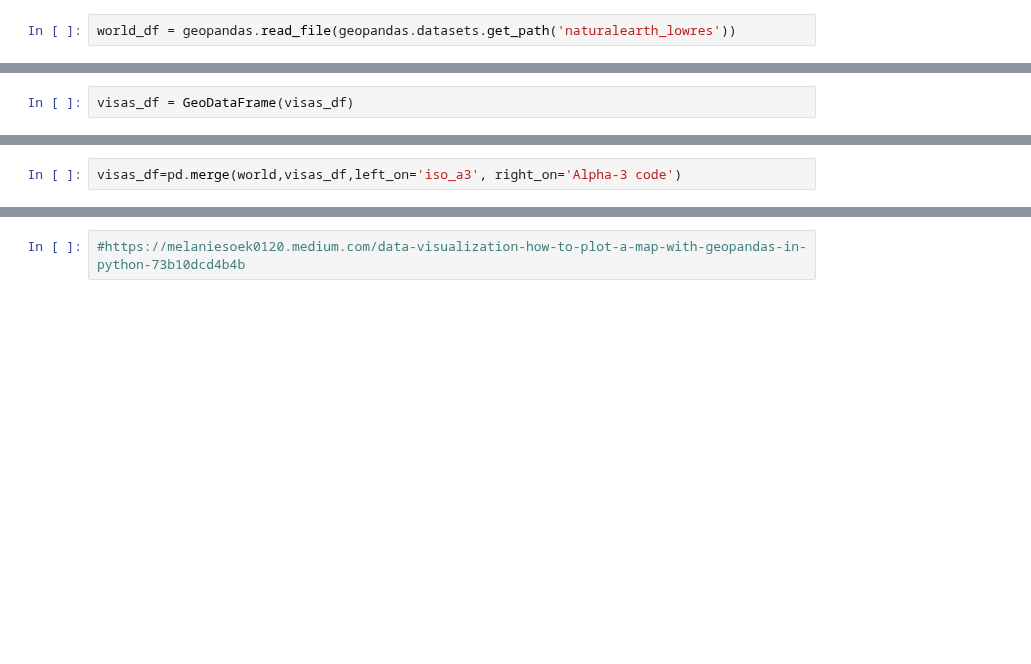
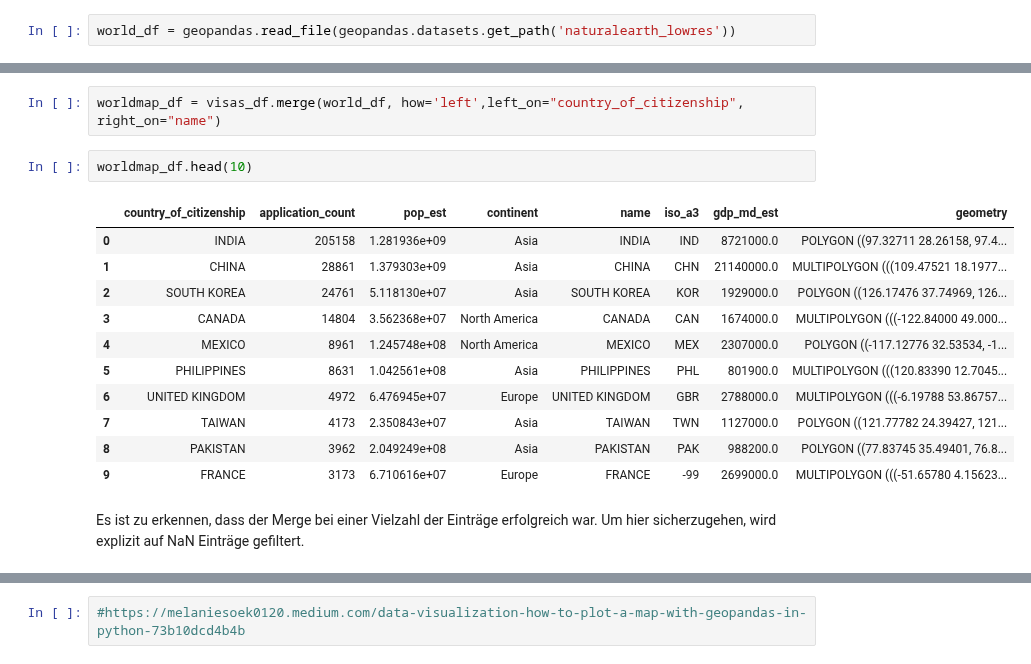
Before and after one commit to andy8001/python_visa, a Jupyter notebook: analysis/worldmap.ipynb, the cells around one changed output, grey strips where cells are left out. Cells and saved outputs as stored; diff of their text form; blank space fills up the shorter version.

```diff
--- a/analysis/worldmap.ipynb
+++ b/analysis/worldmap.ipynb
@@ -169,2 +55,0 @@ visas_df
-# %%
-visas_df = GeoDataFrame(visas_df)
@@ -221,2 +55,0 @@ modules.print_full(world)
-# %%
-visas_df=pd.merge(world,visas_df,left_on='iso_a3', right_on='Alpha-3 code')
@@ -252,0 +90,19 @@ plt.show()
+# %%
+worldmap_df = visas_df.merge(world_df, how='left',left_on="country_of_citizenship",  right_on="name")
+# %%
+worldmap_df.head(10)
+# %% [output]
+|  | country_of_citizenship | application_count | pop_est | continent | name | iso_a3 | gdp_md_est | geometry |
+| 0 | INDIA | 205158 | 1.281936e+09 | Asia | INDIA | IND | 8721000.0 | POLYGON ((97.32711 28.26158, 97.4... |
+| 1 | CHINA | 28861 | 1.379303e+09 | Asia | CHINA | CHN | 21140000.0 | MULTIPOLYGON (((109.47521 18.1977... |
+| 2 | SOUTH KOREA | 24761 | 5.118130e+07 | Asia | SOUTH KOREA | KOR | 1929000.0 | POLYGON ((126.17476 37.74969, 126... |
+| 3 | CANADA | 14804 | 3.562368e+07 | North America | CANADA | CAN | 1674000.0 | MULTIPOLYGON (((-122.84000 49.000... |
+| 4 | MEXICO | 8961 | 1.245748e+08 | North America | MEXICO | MEX | 2307000.0 | POLYGON ((-117.12776 32.53534, -1... |
+| 5 | PHILIPPINES | 8631 | 1.042561e+08 | Asia | PHILIPPINES | PHL | 801900.0 | MULTIPOLYGON (((120.83390 12.7045... |
+| 6 | UNITED KINGDOM | 4972 | 6.476945e+07 | Europe | UNITED KINGDOM | GBR | 2788000.0 | MULTIPOLYGON (((-6.19788 53.86757... |
+| 7 | TAIWAN | 4173 | 2.350843e+07 | Asia | TAIWAN | TWN | 1127000.0 | POLYGON ((121.77782 24.39427, 121... |
+| 8 | PAKISTAN | 3962 | 2.049249e+08 | Asia | PAKISTAN | PAK | 988200.0 | POLYGON ((77.83745 35.49401, 76.8... |
+| 9 | FRANCE | 3173 | 6.710616e+07 | Europe | FRANCE | -99 | 2699000.0 | MULTIPOLYGON (((-51.65780 4.15623... |
+# %% [markdown]
+Es ist zu erkennen, dass der Merge bei einer Vielzahl der Einträge erfolgreich war.
+Um hier sicherzugehen, wird explizit auf NaN Einträge gefiltert.
```
Also changed, not shown: parts of 47 cells of this notebook, 1 other file.
